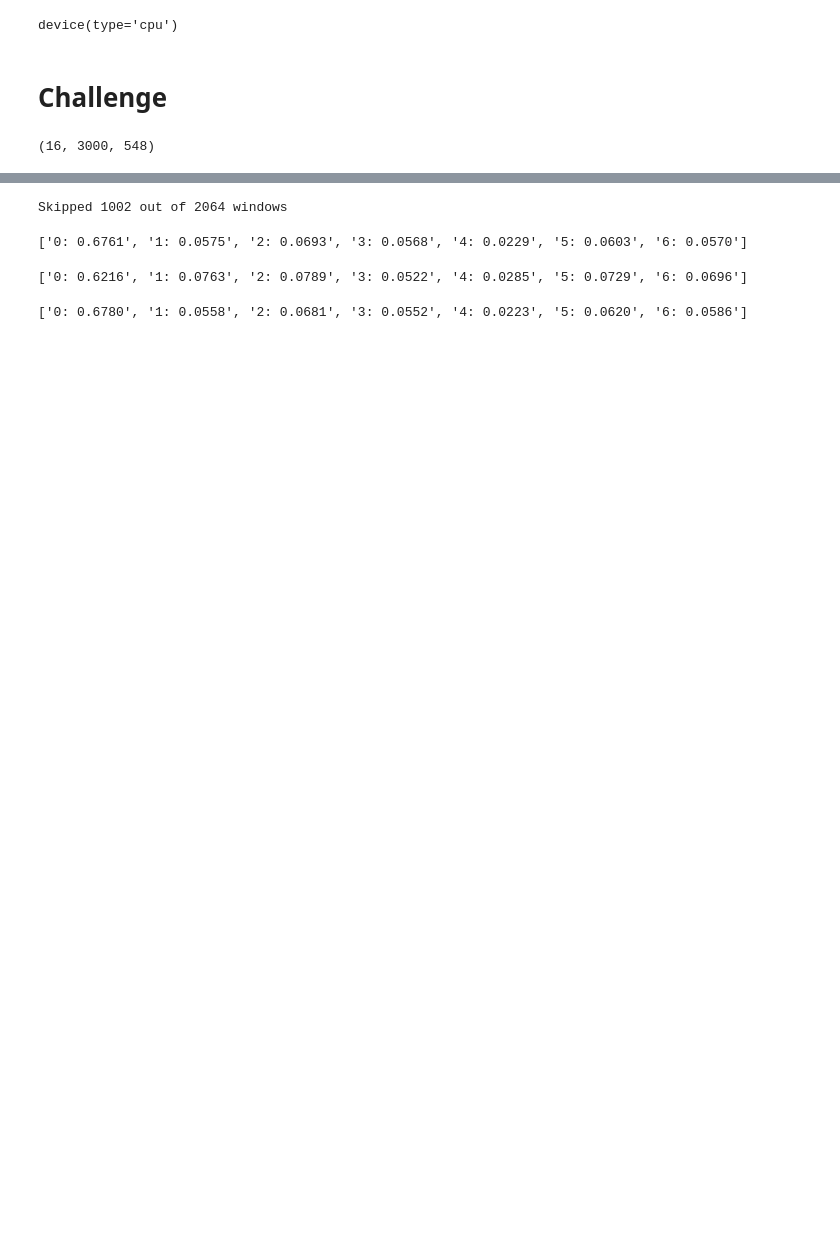
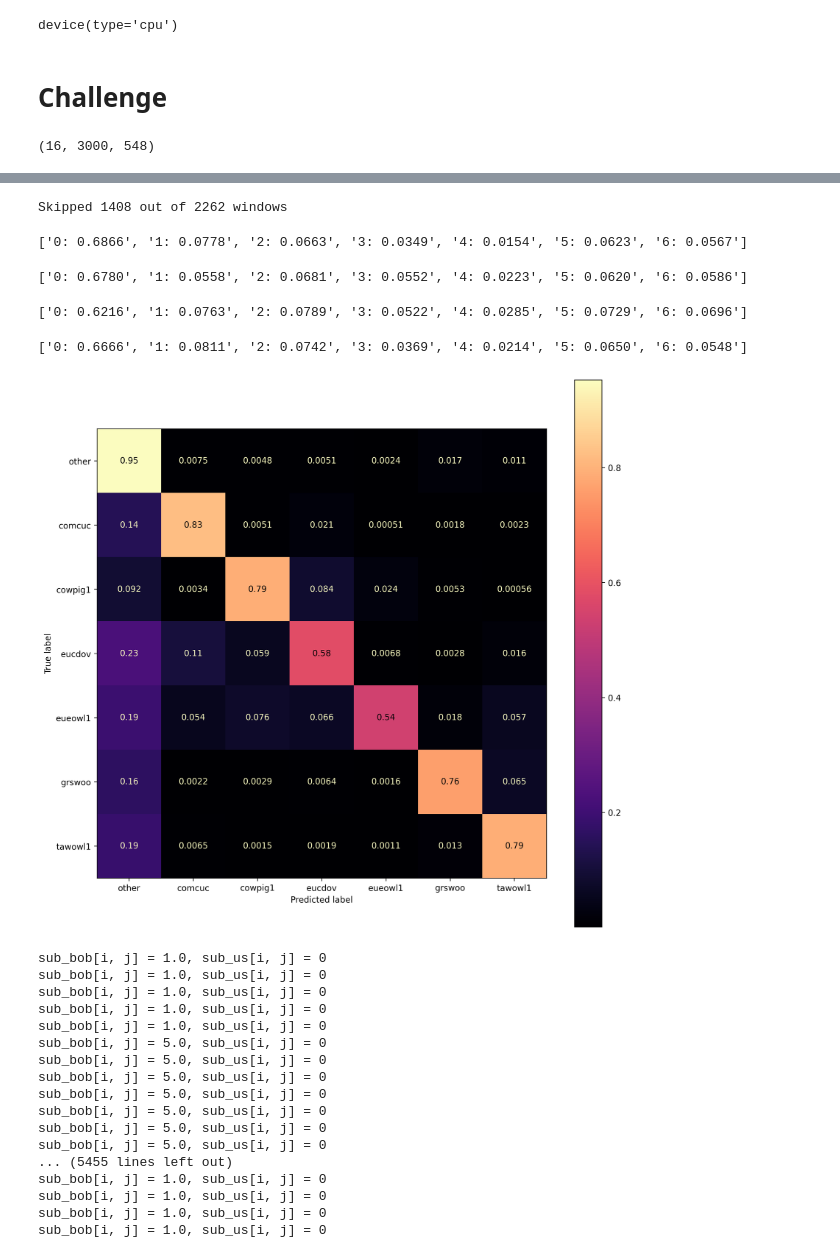
Before and after one commit to brn-dev/mlpc-ue-2023-team-ugly, a Jupyter notebook: challenge.ipynb, the cells around one changed output, grey strips where cells are left out. Drawn from its saved outputs; the diff is of its cells as text; code cells hidden in the pictures; blank space fills up the shorter version.

```diff
--- a/challenge.ipynb
+++ b/challenge.ipynb
@@ -50,9 +55,10 @@ species_models_with_scalers_and_scores = load_models_with_scalers_with_prefix('s
 # %%
 def predict_species():
     predictions_list: list[np.ndarray] = []
+
     for model, normalization_scaler, score in tqdm(species_models_with_scalers_and_scores):
         predictions_list.append(
-            predict_for_challenge(challenge_data, model, normalization_scaler, device)
+            predict_for_challenge(challenge_data.reshape(-1, 300, 548), model, normalization_scaler, device).reshape(16, 3000)
         )
     return np.moveaxis(np.array(predictions_list), 0, -1)
 
@@ -127,12 +145,12 @@ OSError: [Errno 22] Invalid argument: 'submissions/challenge_submission score=?.
 # saved_predictions = load_results_from_csv('submissions/challenge_submission.csv')
 
 fixed_labels = fix_labels_information_gain(
-    labels=voting_results,
-    window_size=32,
+    labels=species_predictions.squeeze(),#voting_results,
+    window_size=30,
     window_overlap=9,
     splitting_point_window_shrink=5,
     split_at_0_only=True,
     information_gain_threshold=0.1,
 )
 # %% [output]
-Skipped 1002 out of 2064 windows
+Skipped 1408 out of 2262 windows
@@ -155,12 +171,48 @@ def print_label_count(labels: np.ndarray):
 # %%
 print_label_count(fixed_labels)
 # %% [output]
-['0: 0.6761', '1: 0.0575', '2: 0.0693', '3: 0.0568', '4: 0.0229', '5: 0.0603', '6: 0.0570']
+['0: 0.6866', '1: 0.0778', '2: 0.0663', '3: 0.0349', '4: 0.0154', '5: 0.0623', '6: 0.0567']
+# %%
+print_label_count(load_results_from_csv('submissions/challenge_submission_2023-06-10_17.00 score=10460.csv'))
+# %% [output]
+['0: 0.6780', '1: 0.0558', '2: 0.0681', '3: 0.0552', '4: 0.0223', '5: 0.0620', '6: 0.0586']
 # %%
 print_label_count(load_results_from_csv('submissions/challenge_submission_original_ac_fixed score=11124.csv'))
 # %% [output]
 ['0: 0.6216', '1: 0.0763', '2: 0.0789', '3: 0.0522', '4: 0.0285', '5: 0.0729', '6: 0.0696']
+# %%
+print_label_count(load_results_from_csv('submissions/bob.csv'))
+# %% [output]
+['0: 0.6666', '1: 0.0811', '2: 0.0742', '3: 0.0369', '4: 0.0214', '5: 0.0650', '6: 0.0548']
 # %%
-print_label_count(load_results_from_csv('submissions/challenge_submission_2023-06-10_17.00 score=10460.csv'))
+save_results_to_csv(fixed_labels, 'submissions/challenge_submission_2023-06-19_02.00 score=TBD.csv')
-# %% [output]
-['0: 0.6780', '1: 0.0558', '2: 0.0681', '3: 0.0552', '4: 0.0223', '5: 0.0620', '6: 0.0586']
+# %%
+sub_bob = load_results_from_csv('submissions/bob.csv')
+sub_us = fixed_labels # load_results_from_csv('submissions/challenge_submission_2023-06-15_15.45 score=10209.csv')
+
+display_confmat(sub_us.flatten(), sub_bob.flatten())
+
+for i in range(16):
+    for j in range(len(sub_bob[i])):
+        if sub_bob[i, j] != sub_us[i, j]:
+            print(f'{sub_bob[i, j] = }, {sub_us[i, j] = }')
+    print()
+# %% [output]
+[figure, added]
+sub_bob[i, j] = 1.0, sub_us[i, j] = 0
+sub_bob[i, j] = 1.0, sub_us[i, j] = 0
+sub_bob[i, j] = 1.0, sub_us[i, j] = 0
+sub_bob[i, j] = 1.0, sub_us[i, j] = 0
+sub_bob[i, j] = 1.0, sub_us[i, j] = 0
+sub_bob[i, j] = 5.0, sub_us[i, j] = 0
+sub_bob[i, j] = 5.0, sub_us[i, j] = 0
+sub_bob[i, j] = 5.0, sub_us[i, j] = 0
+sub_bob[i, j] = 5.0, sub_us[i, j] = 0
+sub_bob[i, j] = 5.0, sub_us[i, j] = 0
+sub_bob[i, j] = 5.0, sub_us[i, j] = 0
+sub_bob[i, j] = 5.0, sub_us[i, j] = 0
+... (5455 lines left out)
+sub_bob[i, j] = 1.0, sub_us[i, j] = 0
+sub_bob[i, j] = 1.0, sub_us[i, j] = 0
+sub_bob[i, j] = 1.0, sub_us[i, j] = 0
+sub_bob[i, j] = 1.0, sub_us[i, j] = 0
```
Also changed, not shown: parts of 10 cells of this notebook, 29 other files.
